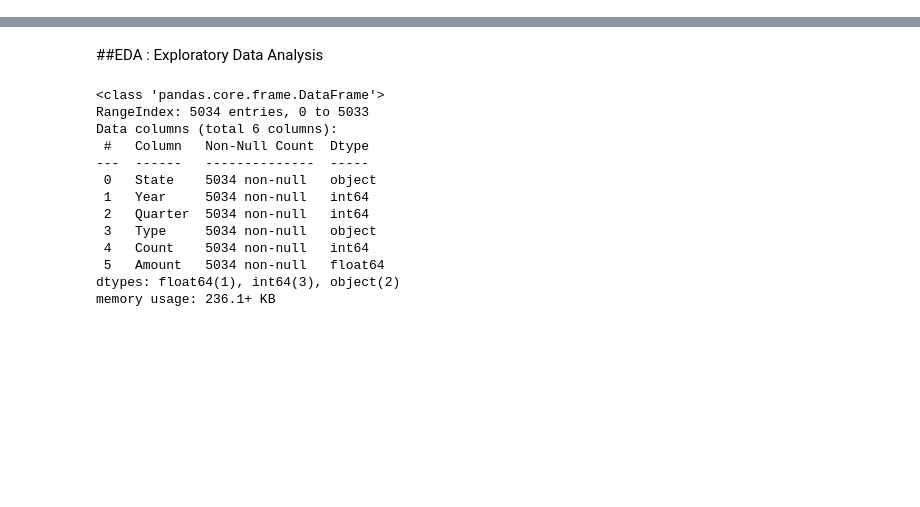
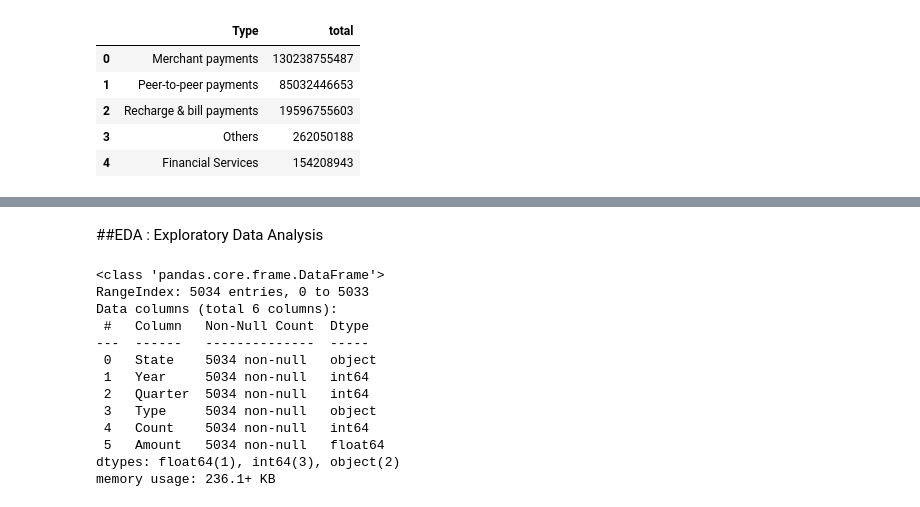
Before and after one commit to 007pushkar/Phone-pay-analysis, a Jupyter notebook: Phone_pay_Analysis.ipynb, the cells around one changed output, grey strips where cells are left out. Saved outputs shown, nothing was run; the diff lists cells and outputs as text; code cells hidden in the pictures; blank space fills up the shorter version.

```diff
--- a/Phone_pay_Analysis.ipynb
+++ b/Phone_pay_Analysis.ipynb
@@ -55,0 +165,14 @@ df.head()
+# %%
+pd.read_sql("""
+SELECT Type, SUM(Count) AS total
+FROM Aggregated_Transaction
+GROUP BY Type
+ORDER BY total DESC
+""", conn)
+# %% [output]
+|  | Type | total |
+| 0 | Merchant payments | 130238755487 |
+| 1 | Peer-to-peer payments | 85032446653 |
+| 2 | Recharge & bill payments | 19596755603 |
+| 3 | Others | 262050188 |
+| 4 | Financial Services | 154208943 |
```
Also changed, not shown: parts of 12 cells of this notebook.
